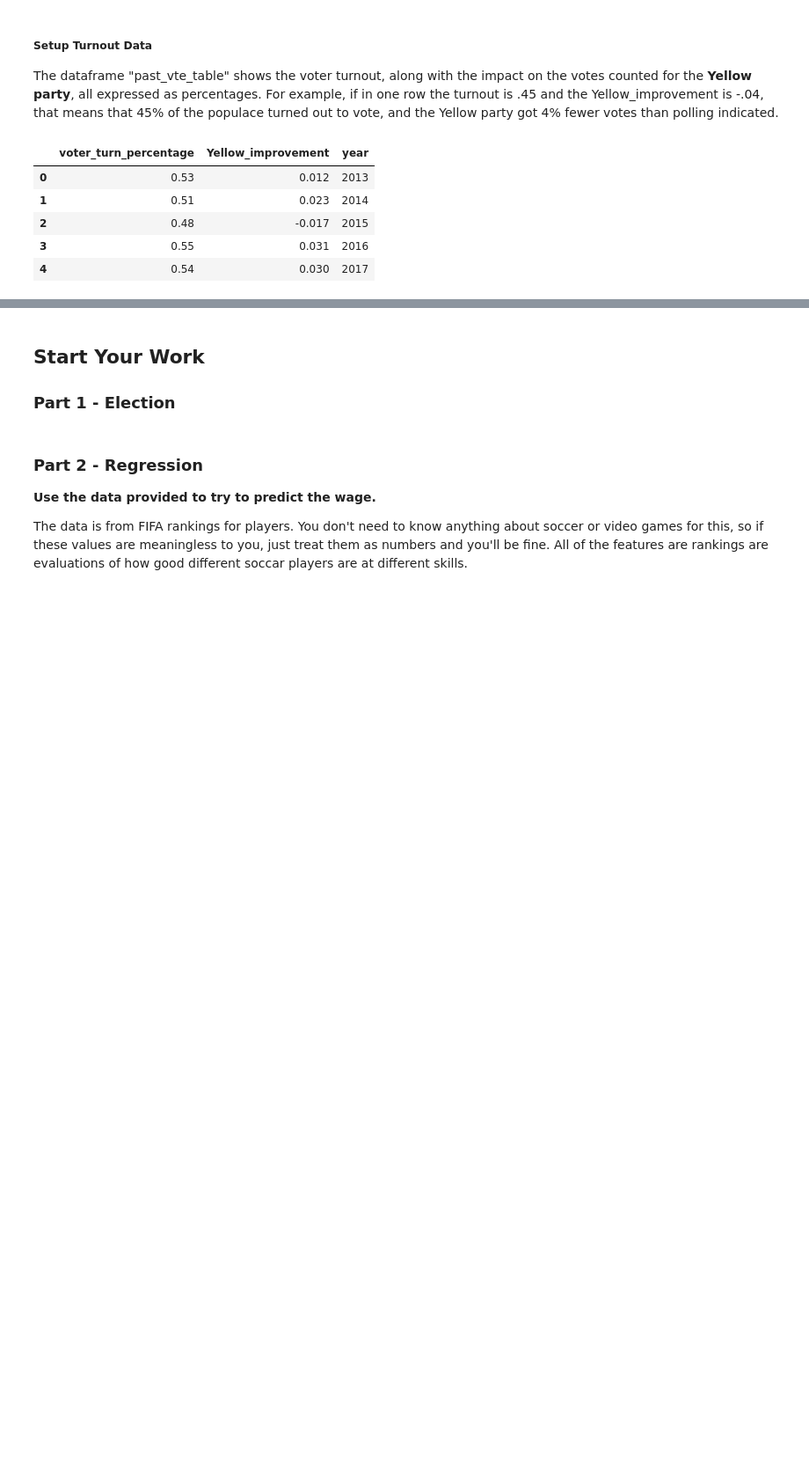
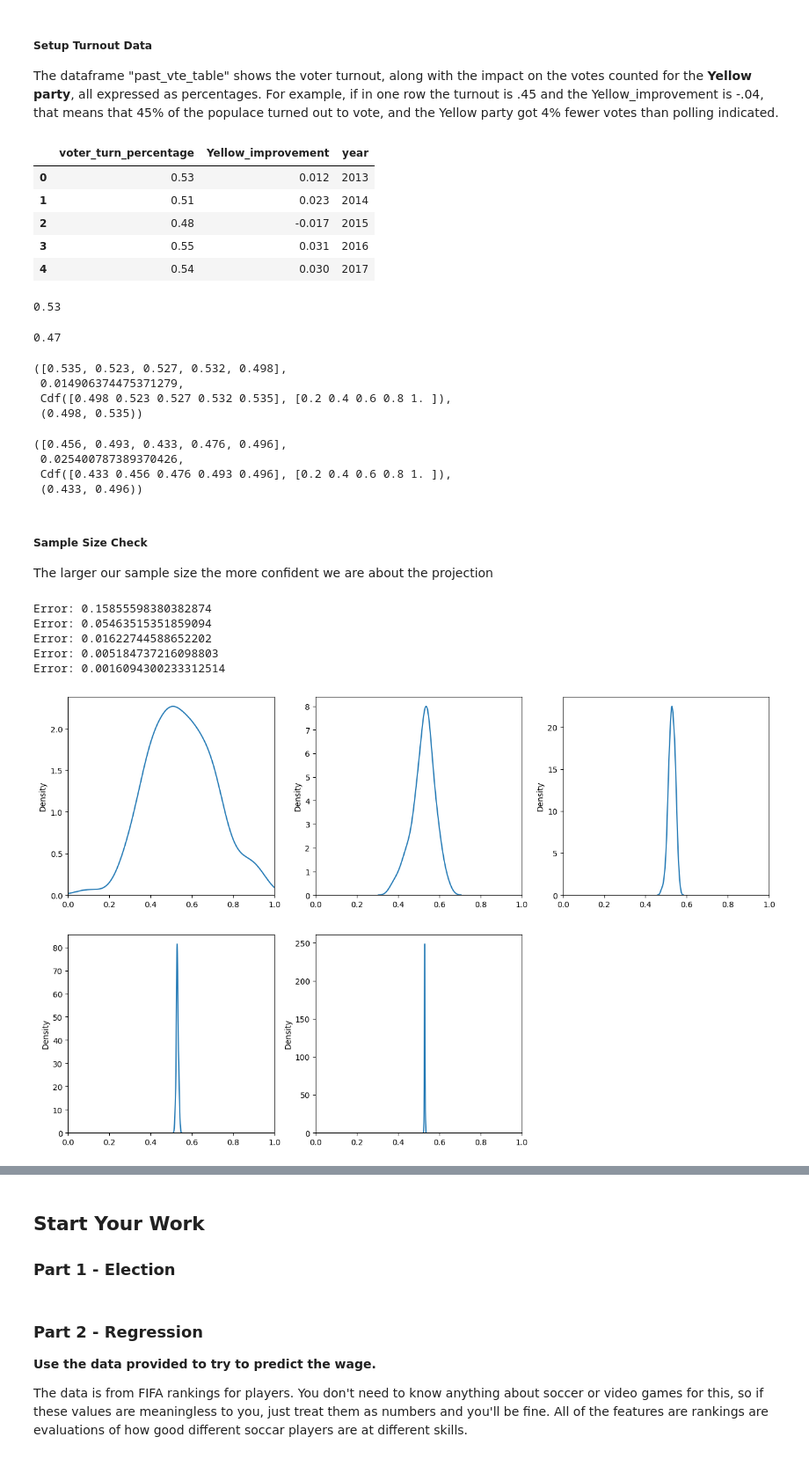
Before and after one commit to fadesere/DATA3450_Asn_3_Students, a Jupyter notebook: asn_3_1221_start copy.ipynb, the cells around one changed output, grey strips where cells are left out. Shown at 88% size. Saved outputs shown, nothing was run; the diff lists cells and outputs as text; code cells hidden in the pictures; blank space fills up the shorter version.

```diff
--- a/asn_3_1221_start copy.ipynb
+++ b/asn_3_1221_start copy.ipynb
@@ -90,3 +128,80 @@ past_vote_table.head()
 | 2 | 0.48 | -0.017 | 2015 |
 | 3 | 0.55 | 0.031 | 2016 |
 | 4 | 0.54 | 0.030 | 2017 |
+# %%
+#Generate one vote, with a likelihood supplied as an argument.
+def oneVote(probCalc):
+    vote = np.random.binomial(n=1, p=probCalc)
+    return vote
+# %%
+#Get an arbitrary number of simulated votes
+def getSample(voteProb, n=1000):
+    vote_list = []
+    for i in range(n):
+        vote_list.append(oneVote(voteProb))
+    return vote_list
+# %%
+# probability that Purple won in district 1
+
+tmpPurp = getSample((dist_polls1.loc[1]), 5000)
+np.mean(tmpPurp).round(2)
+# %% [output]
+0.53
+# %%
+# probability that Purple won in district 2
+
+tmpPurp2 = getSample((dist_polls1.loc[2]), 5000)
+np.mean(tmpPurp2).round(2)
+# %% [output]
+0.47
+# %%
+def getSamples(voteProb, n=1000, samples=100, ciLow=2.5, ciHi=97.5):
+    meanList = []
+    for i in range(samples):
+        meanList.append(np.mean(getSample(voteProb, n)))
+    muList = [voteProb] * samples
+    cdf = thinkstats2.Cdf(meanList) #Make a CDF of the means of the analytical dist's
+    ci = cdf.Percentile(ciLow), cdf.Percentile(ciHi) #5th, 95th percentiles.
+    stderr = mean_squared_error(meanList, muList, squared=False)
+    return meanList, stderr, cdf, ci
+# %%
+# probability that Purple won in district 1
+getSamples((dist_polls1.loc[1]), 1000, 5)
+# %% [output]
+([0.535, 0.523, 0.527, 0.532, 0.498],
+ 0.014906374475371279,
+ Cdf([0.498 0.523 0.527 0.532 0.535], [0.2 0.4 0.6 0.8 1. ]),
+ (0.498, 0.535))
+# %%
+# probability that Purple won in district 2
+getSamples((dist_polls1.loc[2]), 1000, 5)
+# %% [output]
+([0.456, 0.493, 0.433, 0.476, 0.496],
+ 0.025400787389370426,
+ Cdf([0.433 0.456 0.476 0.493 0.496], [0.2 0.4 0.6 0.8 1. ]),
+ (0.433, 0.496))
+# %% [markdown]
+##### Sample Size Check
+
+The larger our sample size the more confident we are about the projection
+# %%
+#Print a grid of differnet n values
+
+countHist = 5
+nVals = [10,100,1000,10000,100000,1000000]
+thinkplot.PrePlot(6,rows=2,cols=3)
+samples = 100
+
+for i in range(countHist):
+    tmpPurp, err, cdf, ci = getSamples((dist_polls1.loc[1]), nVals[i], samples)
+    thinkplot.SubPlot(i+1)
+    sns.kdeplot(tmpPurp).set(xlim=(0,1))
+    print("Error:", err)
+thinkplot.Config()
+# %% [output]
+Error: 0.15855598380382874
+Error: 0.05463515351859094
+Error: 0.01622744588652202
+Error: 0.005184737216098803
+Error: 0.0016094300233312514
+[figure, added]
```
Also changed, not shown: parts of 12 cells of this notebook.
